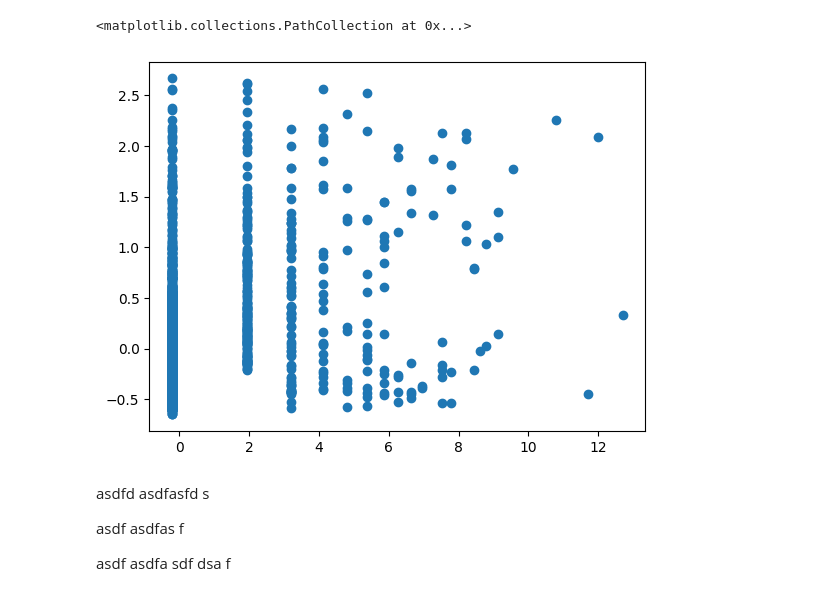
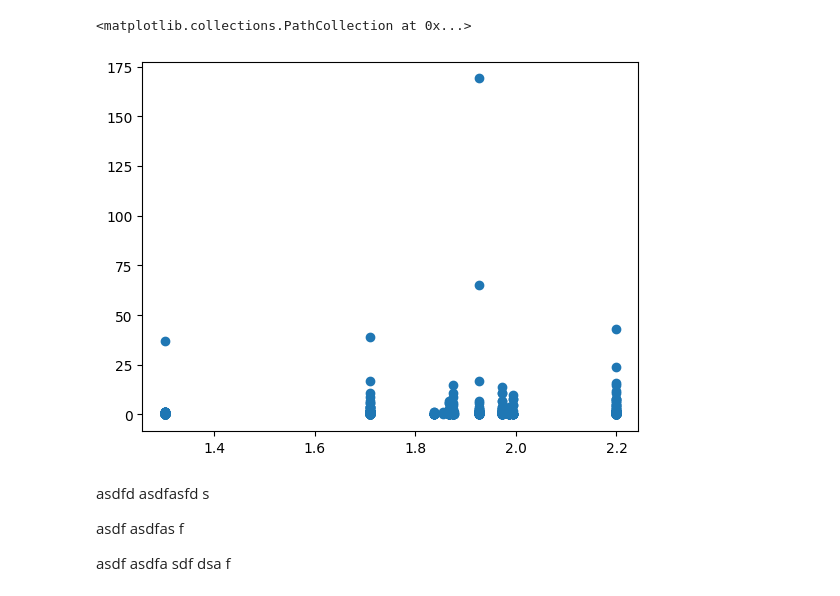
Before and after one commit to aneeshkhole/Perceived-Usefulness-of-online-customer-reviews, a Jupyter notebook: src/Multiple Linear Regression.ipynb, the cells around one changed output. Drawn from its saved outputs; the diff is of its cells as text; code cells hidden in the pictures.

```diff
--- a/src/Multiple Linear Regression.ipynb
+++ b/src/Multiple Linear Regression.ipynb
@@ -36,7 +36,7 @@ review_data = review_data.merge(
       product_data[
         [
             'product_price','prodSiteID',
-            'prod_subjectivity','total_star_rating','site'
+            'prod_subjectivity','total_star_rating','site','total_reviews'
         ]
       ]
     ),
@@ -97,36 +109,37 @@ Index(['productID', 'prodSiteID', 'review_header', 'reviewer_name',
 # %%
 X_train,X_test,y_train,y_test = train_test_split(
-    StandardScaler().fit_transform(t[[
-        'review_subjectivity','review_polarity','site','prod_subjectivity','review_length'#'site'#,'product_price'
-    ]]),
+    t[t['site_y']=='amazon'][[
+        #'review_subjectivity','review_polarity','site','prod_subjectivity','review_length'#'site'#,'product_price'
+        #'review_polarity',
+        'total_star_rating',
+        'total_reviews'
+        #,'review_length'
+    ]],
     #appears exponentially distributed - take the log!
-    np.log(t['review_helpful_votes']+1)
+    #np.log(t['review_helpful_votes']+1)
+    t[t['site_y']=='amazon']['review_helpful_votes']
 )
 
-np.std(y_train)
-
-
-
-y_train,y_test = [
-    (y_train-np.mean(y_train))/np.std(y_train),
-    (y_test-np.mean(y_test))/np.std(y_test)
-]
+# y_train,y_test = [
+#     (y_train-np.mean(y_train))/np.std(y_train),
+#     (y_test-np.mean(y_test))/np.std(y_test)
+# ]
 
 mod = LinearRegression().fit(X_train,y_train)
 y_pred = mod.predict(X_test)
 
 real_pred = pd.DataFrame({'observed':y_test,'predicted':y_pred})
 
 import seaborn as sns
 #sns.scatterplot(data=real_pred,x='observed',y='predicted')
 y_test.describe()
 import matplotlib.pyplot as plt
 plt.scatter(
-    y_test,y_pred
+    y_pred,y_test
 )
 # %% [output]
 <matplotlib.collections.PathCollection at 0x...>
-[figure, old version]
+[figure, new version]
 # %% [markdown]
 
 
```
Also changed, not shown: parts of 2 cells of this notebook, 4 other files.
